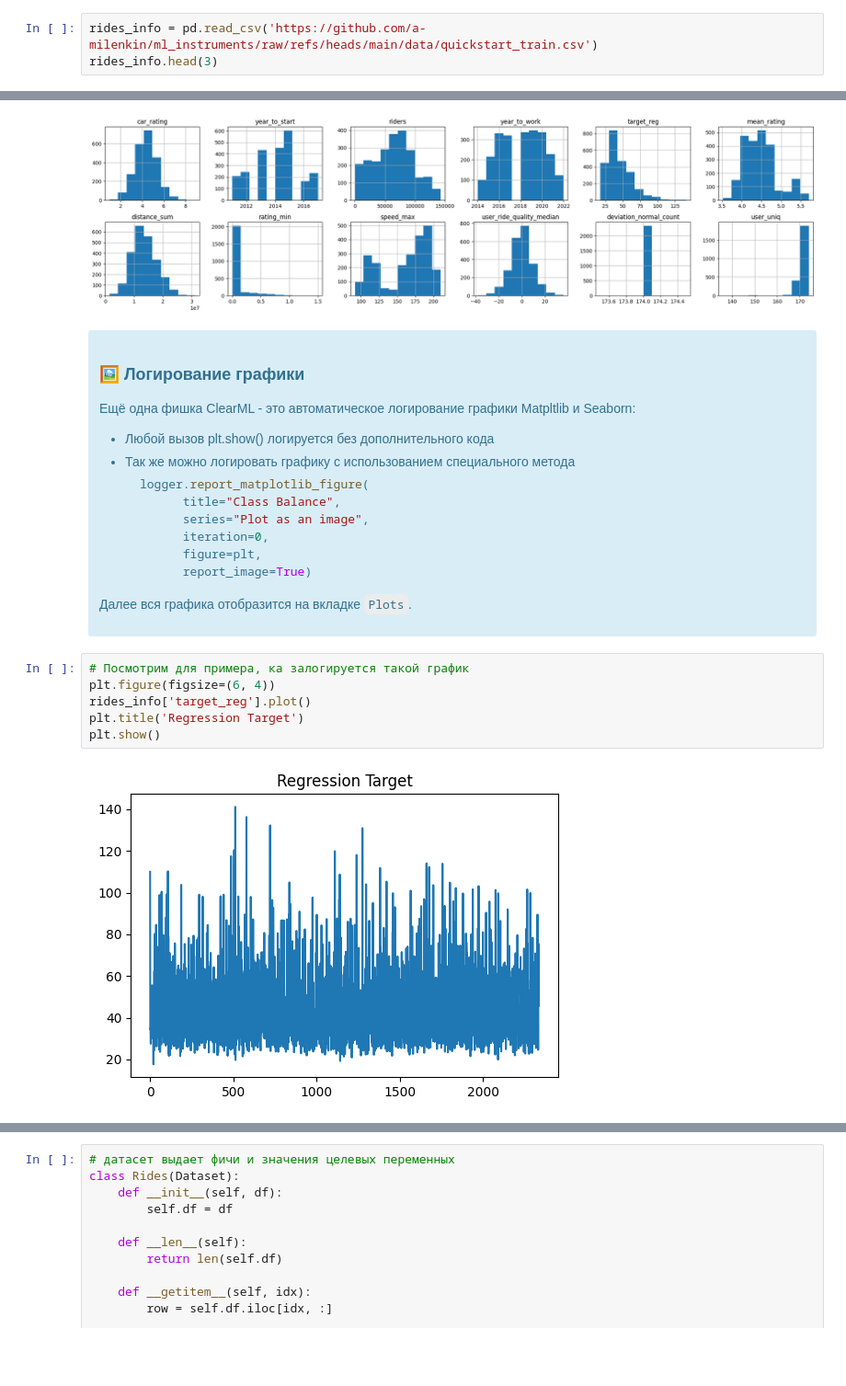
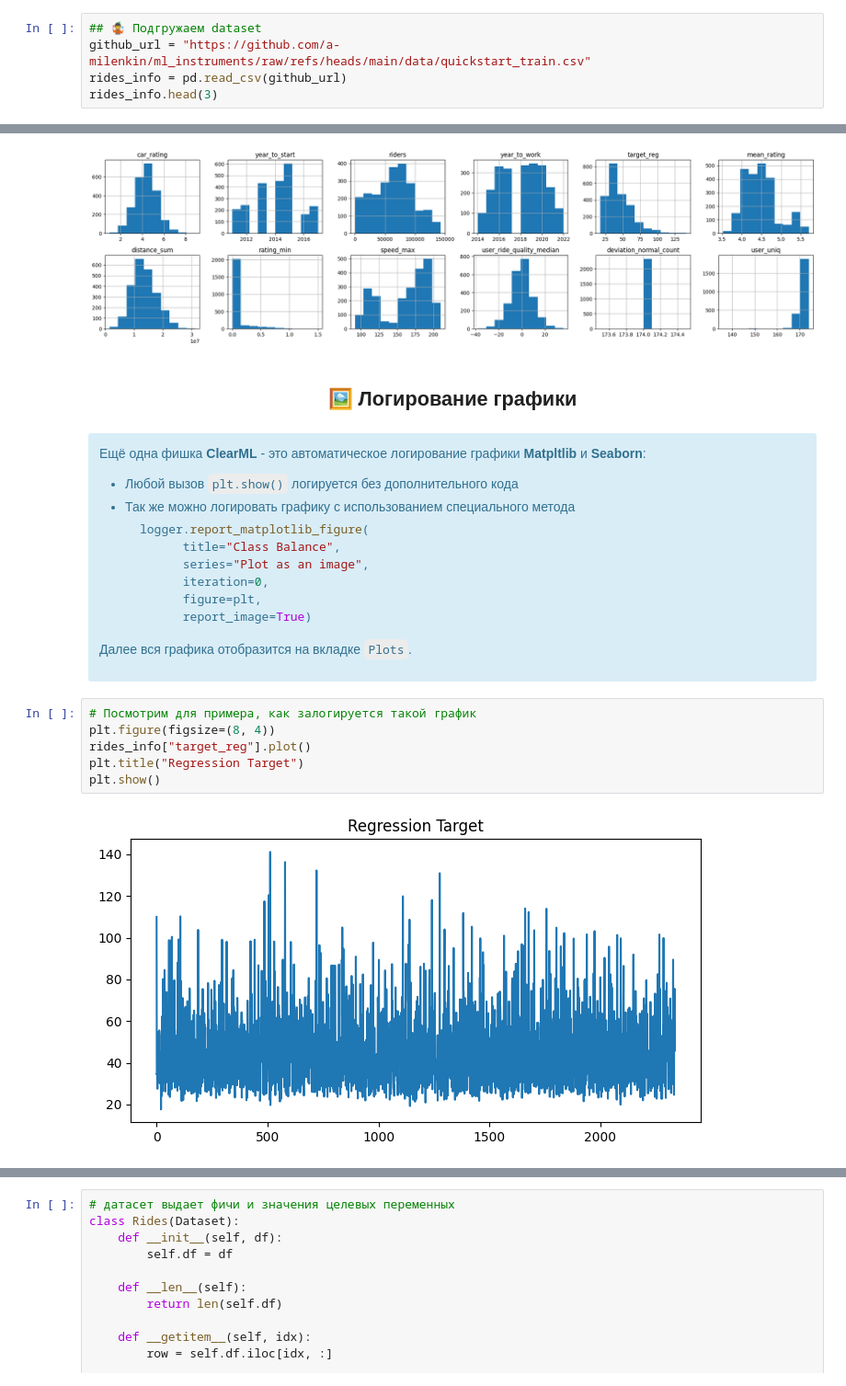
Before and after one commit to a-milenkin/ml_instruments, a Jupyter notebook: notebooks/ClearML.ipynb, the cells around one changed output, grey strips where cells are left out. Shown: that part at 92% size. Cells and saved outputs as stored; diff of their text form; blank space fills up the shorter version.

Commit message:
Update ClearML

````diff
--- a/notebooks/ClearML.ipynb
+++ b/notebooks/ClearML.ipynb
@@ -248,5 +270,7 @@ task.connect(
 # %%
-rides_info = pd.read_csv('https://github.com/a-milenkin/ml_instruments/raw/refs/heads/main/data/quickstart_train.csv')
+## 🤹 Подгружаем dataset
+github_url = "https://github.com/a-milenkin/ml_instruments/raw/refs/heads/main/data/quickstart_train.csv"
+rides_info = pd.read_csv(github_url)
 rides_info.head(3)
 # %% [output]
 |  | car_id | model | car_type | fuel_type | car_rating | year_to_start | riders | year_to_work | target_reg | ... |
@@ -313,14 +326,13 @@ plt.plot()
 # %% [output]
 []
 [figure]
+# %% [markdown]
+## <center id="c41"> 🖼 Логирование графики <center>
 # %% [markdown]
 <div class="alert alert-info">
 
-
-### 🖼 Логирование графики
-
-Ещё одна фишка ClearML - это автоматическое логирование графики Matpltlib и Seaborn:
-* Любой вызов plt.show() логируется без дополнительного кода
+Ещё одна фишка **ClearML** - это автоматическое логирование графики **Matpltlib** и **Seaborn**:
+* Любой вызов `plt.show()` логируется без дополнительного кода
 * Так же можно логировать графику с использованием специального метода
   ```python
   logger.report_matplotlib_figure(
@@ -332,10 +344,10 @@ plt.plot()
   ```
 Далее вся графика отобразится на вкладке `Plots`.
 # %%
-# Посмотрим для примера, ка залогируется такой график
-plt.figure(figsize=(6, 4))
-rides_info['target_reg'].plot()
-plt.title('Regression Target')
+# Посмотрим для примера, как залогируется такой график
+plt.figure(figsize=(8, 4))
+rides_info["target_reg"].plot()
+plt.title("Regression Target")
 plt.show()
 # %% [output]
-[figure, old version]
+[figure, new version]
````
Also changed, not shown: parts of 63 cells of this notebook, 1 other file.
